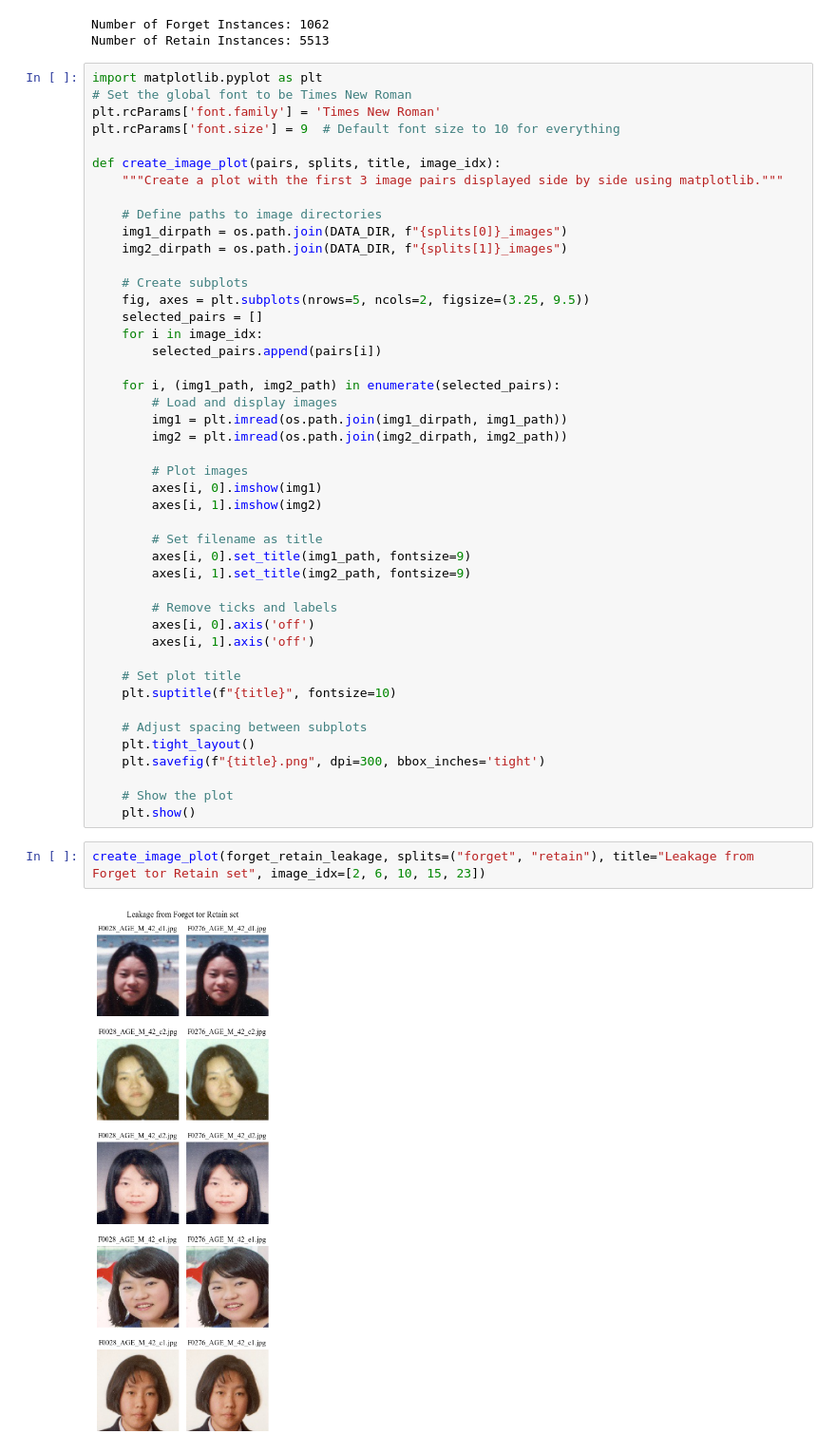
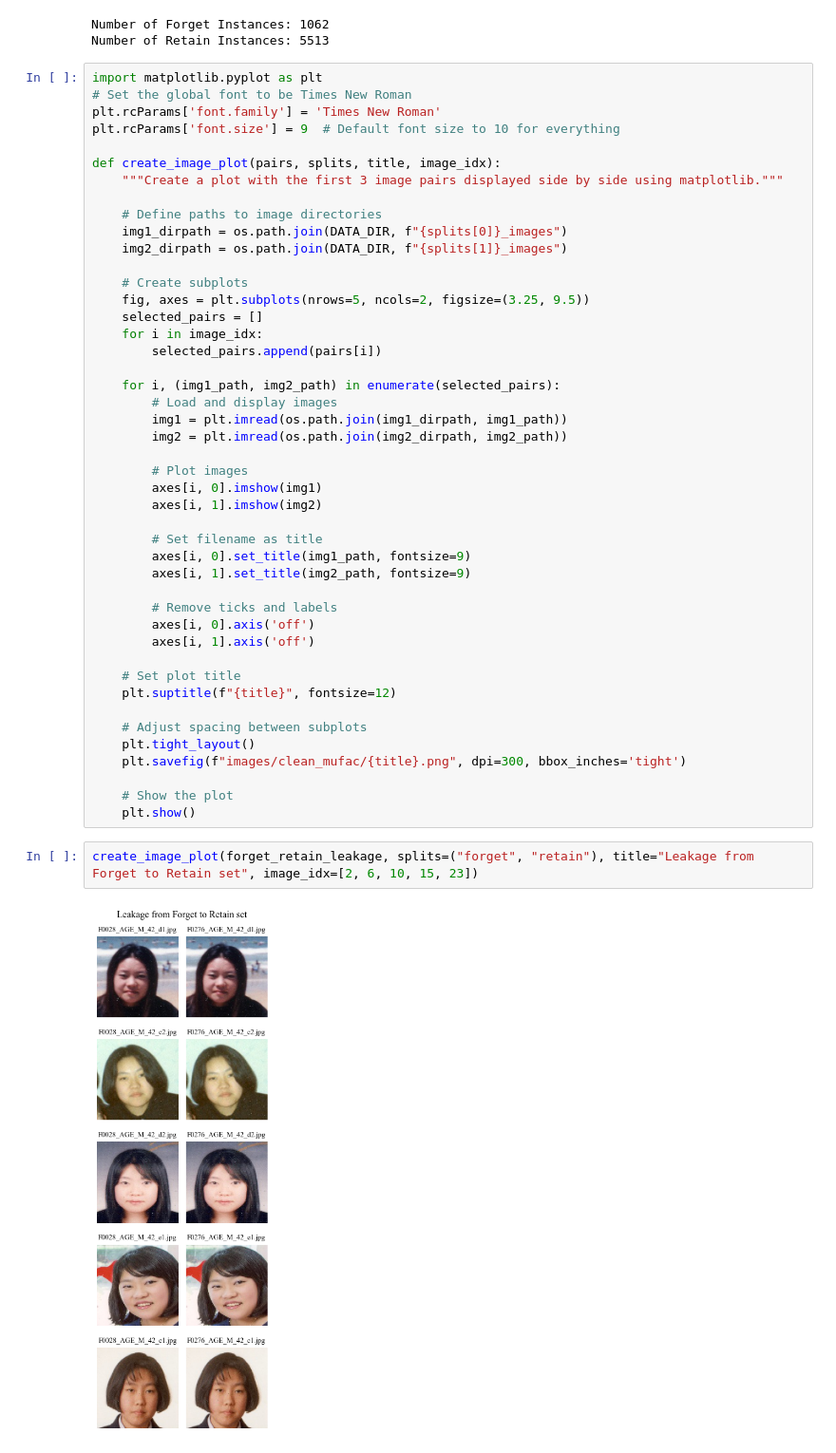
Before and after one commit to cspartalis/LoTUS, a Jupyter notebook: notebooks/clean_MUFAC.ipynb, the cells around one changed output. Shown at 95% size. Cells and saved outputs as stored; diff of their text form.

```diff
--- a/notebooks/clean_MUFAC.ipynb
+++ b/notebooks/clean_MUFAC.ipynb
@@ -511,18 +521,18 @@ def create_image_plot(pairs, splits, title, image_idx):
         axes[i, 1].axis('off')
 
     # Set plot title
-    plt.suptitle(f"{title}", fontsize=10)
+    plt.suptitle(f"{title}", fontsize=12)
 
     # Adjust spacing between subplots
     plt.tight_layout()
-    plt.savefig(f"{title}.png", dpi=300, bbox_inches='tight')
+    plt.savefig(f"images/clean_mufac/{title}.png", dpi=300, bbox_inches='tight')
 
     # Show the plot
     plt.show()
 # %%
-create_image_plot(forget_retain_leakage, splits=("forget", "retain"), title="Leakage from Forget tor Retain set", image_idx=[2, 6, 10, 15, 23])
+create_image_plot(forget_retain_leakage, splits=("forget", "retain"), title="Leakage from Forget to Retain set", image_idx=[2, 6, 10, 15, 23])
 # %% [output]
-[figure, old version]
+[figure, new version]
 # %%
 create_image_plot(
     retain_duplicates,
```
Also changed, not shown: parts of 4 cells of this notebook, 47 other files.
